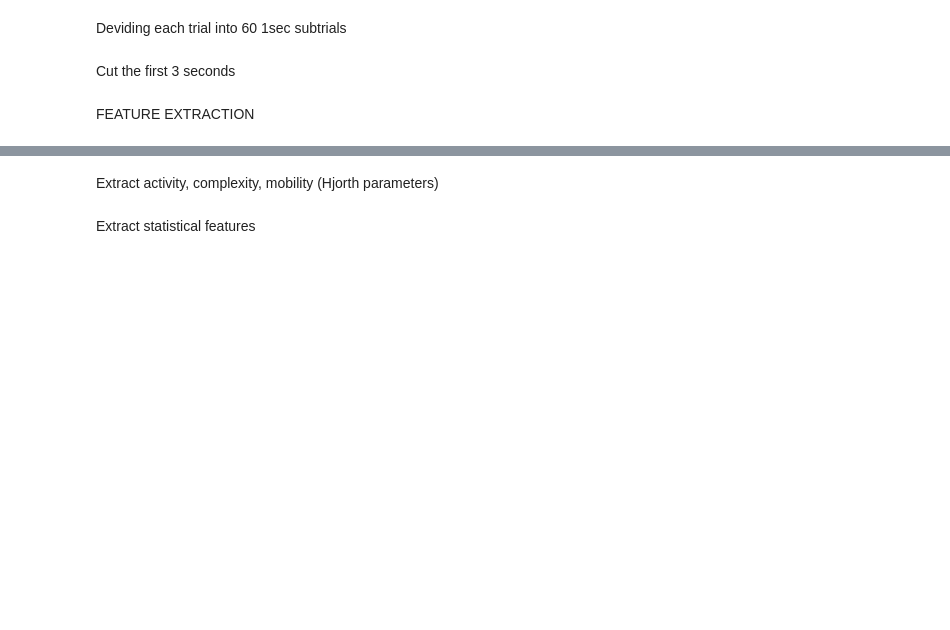
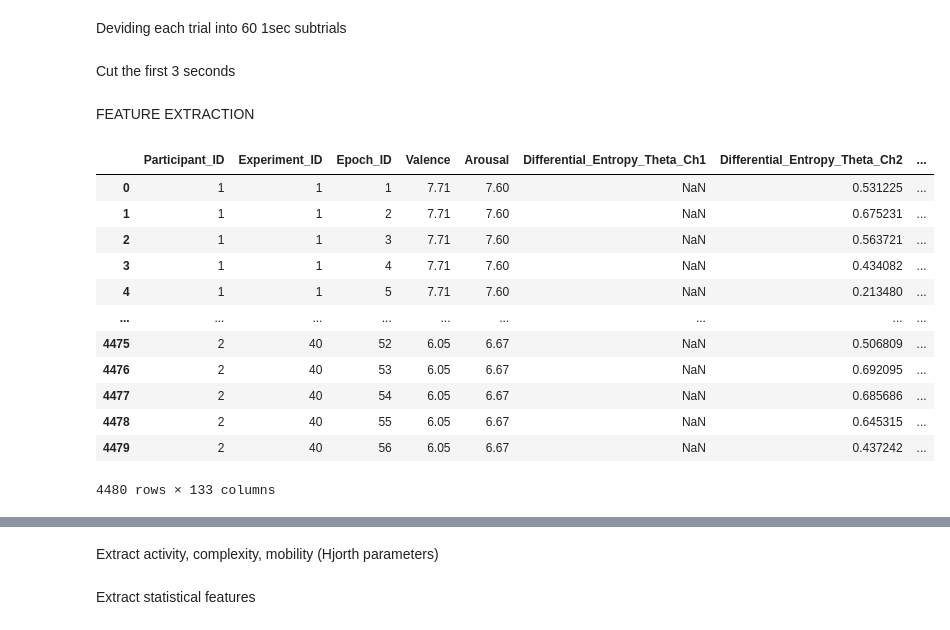
Before and after one commit to OdysseasKM/Emotion_Recognition_eegs, a Jupyter notebook: Data_loading.ipynb, the cells around one changed output, grey strips where cells are left out. Cells and saved outputs as stored; diff of their text form; code cells hidden in the pictures; blank space fills up the shorter version.

```diff
--- a/Data_loading.ipynb
+++ b/Data_loading.ipynb
@@ -208,0 +839,26 @@ Using ICA to remove artifacts
+# %%
+import pandas as pd
+import numpy as np
+
+# Initialize an empty DataFrame to store all participants' features
+all_features_df = pd.DataFrame()
+
+# Iterate through the features of each participant
+for participant_id, participant_features in features_participant_data.items():
+    # Convert the list of features into a NumPy array (shape: (n_trials, n_features))
+    participant_features_array = np.concatenate(participant_features, axis=0)  # Concatenate trials
+
+    # Create a DataFrame for the current participant
+    participant_df = pd.DataFrame(participant_features_array)
+
+    # Add a column for participant ID
+    participant_df['Participant_ID'] = participant_id
+
+    # Append to the main DataFrame
+    all_features_df = pd.concat([all_features_df, participant_df], ignore_index=True)
+
+# Save the features to a CSV file
+output_file_path = "extracted_features.csv"
+all_features_df.to_csv(output_file_path, index=False)
+
+print(f"Features successfully saved to {output_file_path}")
@@ -289,0 +1359,3 @@ FEATURE EXTRACTION
+# %%
+# Create epoch DataFrame for the first few participants
+epoch_df = create_epoch_dataframe(df_sorted, num_participants=2, epochs_per_trial=56)
@@ -289,0 +1376,16 @@ FEATURE EXTRACTION
+# %%
+epoch_df
+# %% [output]
+|  | Participant_ID | Experiment_ID | Epoch_ID | Valence | Arousal | Differential_Entropy_Theta_Ch1 | Differential_Entropy_Theta_Ch2 | ... |
+| 0 | 1 | 1 | 1 | 7.71 | 7.60 | NaN | 0.531225 | ... |
+| 1 | 1 | 1 | 2 | 7.71 | 7.60 | NaN | 0.675231 | ... |
+| 2 | 1 | 1 | 3 | 7.71 | 7.60 | NaN | 0.563721 | ... |
+| 3 | 1 | 1 | 4 | 7.71 | 7.60 | NaN | 0.434082 | ... |
+| 4 | 1 | 1 | 5 | 7.71 | 7.60 | NaN | 0.213480 | ... |
+| ... | ... | ... | ... | ... | ... | ... | ... | ... |
+| 4475 | 2 | 40 | 52 | 6.05 | 6.67 | NaN | 0.506809 | ... |
+| 4476 | 2 | 40 | 53 | 6.05 | 6.67 | NaN | 0.692095 | ... |
+| 4477 | 2 | 40 | 54 | 6.05 | 6.67 | NaN | 0.685686 | ... |
+| 4478 | 2 | 40 | 55 | 6.05 | 6.67 | NaN | 0.645315 | ... |
+| 4479 | 2 | 40 | 56 | 6.05 | 6.67 | NaN | 0.437242 | ... |
+4480 rows × 133 columns
```
Also changed, not shown: parts of 75 cells of this notebook, 4 other files.
